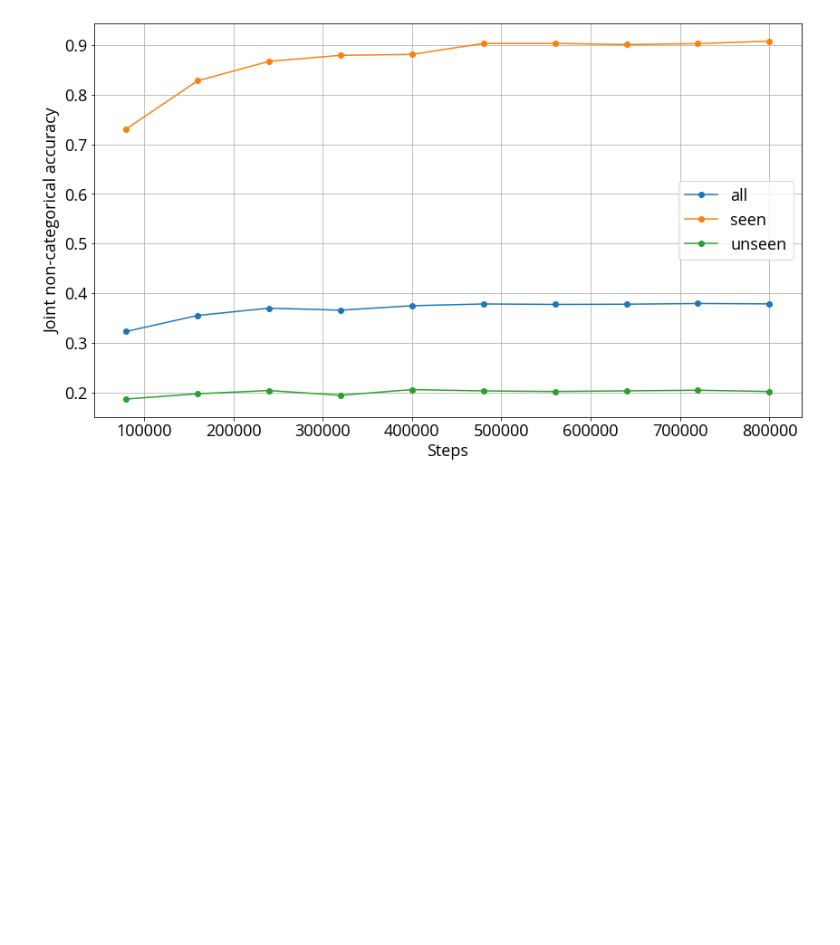
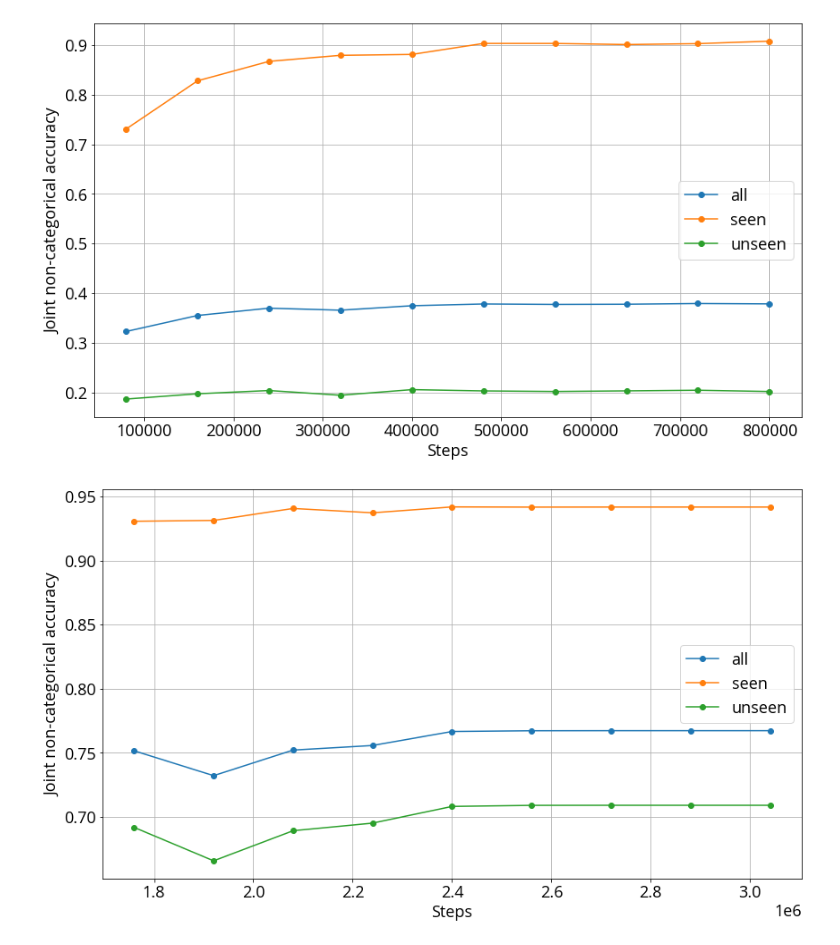
Before and after one commit to BlueFish6543/dst, a Jupyter notebook: notebooks/analysis.ipynb, the cells around one changed output. Saved outputs shown, nothing was run; the diff lists cells and outputs as text; code cells hidden in the pictures; blank space fills up the shorter version.

```diff
--- a/notebooks/analysis.ipynb
+++ b/notebooks/analysis.ipynb
@@ -61,14 +136,24 @@ plt.show()
 # %%
 plt.plot(steps, jnca_all, marker="o", label="all")
 plt.plot(steps, jnca_seen, marker="o", label="seen")
 plt.plot(steps, jnca_unseen, marker="o", label="unseen")
 plt.xlabel("Steps")
 plt.ylabel("Joint non-categorical accuracy")
 plt.grid()
 plt.legend()
 plt.show()
+
+plt.plot(steps2, jnca_all2, marker="o", label="all")
+plt.plot(steps2, jnca_seen2, marker="o", label="seen")
+plt.plot(steps2, jnca_unseen2, marker="o", label="unseen")
+plt.xlabel("Steps")
+plt.ylabel("Joint non-categorical accuracy")
+plt.grid()
+plt.legend()
+plt.show()
 # %% [output]
 [figure]
+[figure, added]
 # %%
 plt.plot(steps, jga_all, marker="o", label="jga_all")
 # plt.plot(steps, jga_seen, marker="o", label="jga_seen")
```
Also changed, not shown: parts of 9 cells of this notebook, 5 other files.
